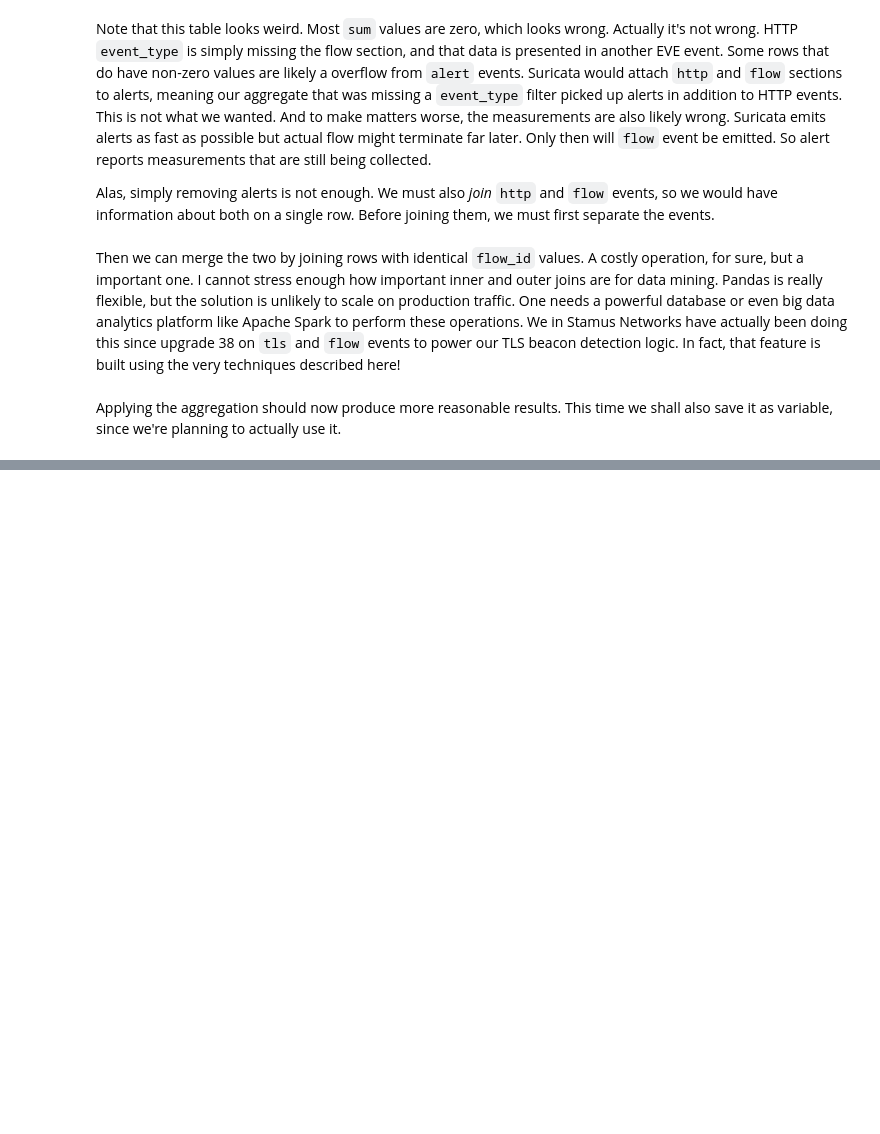
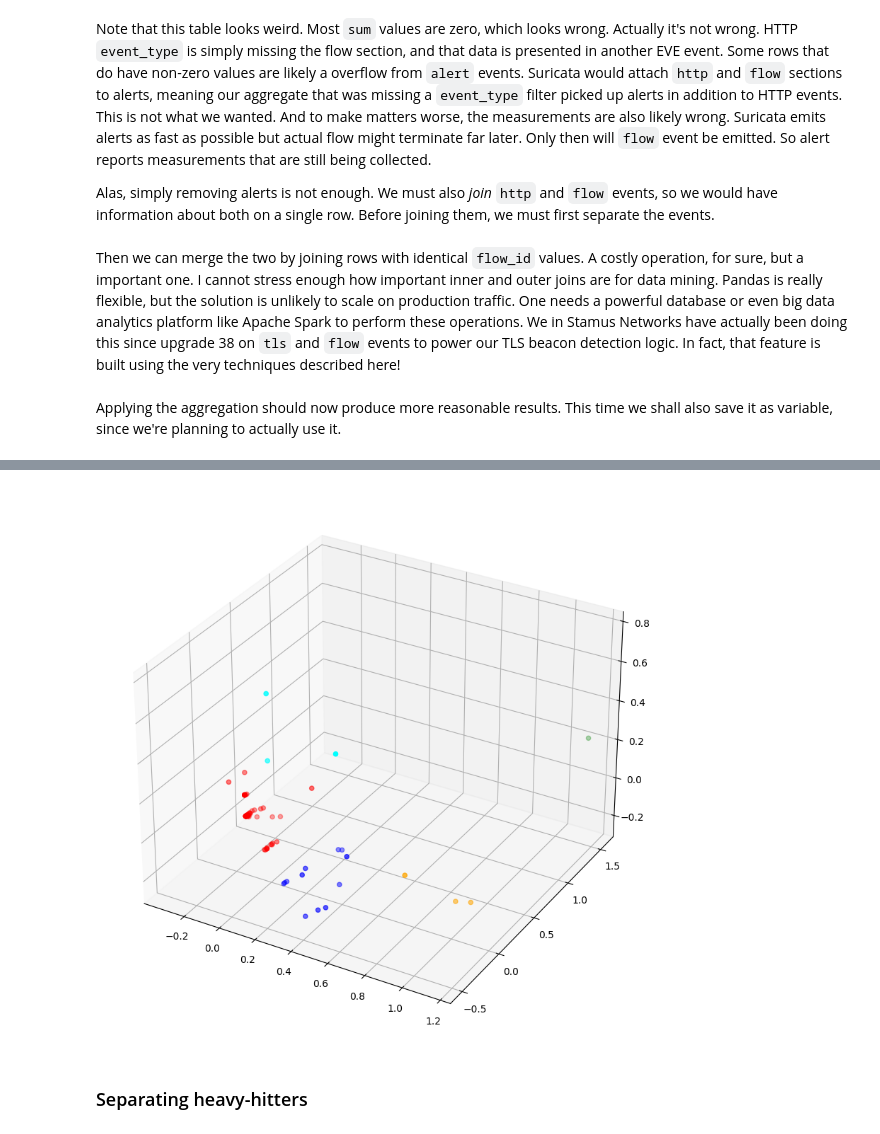
Before and after one commit to markuskont/suricata-analytics-1, a Jupyter notebook: jupyter/Notebooks/JupyterPlaybooksForSuricata.ipynb, the cells around one changed output, grey strips where cells are left out. Drawn from its saved outputs; the diff is of its cells as text; code cells hidden in the pictures; blank space fills up the shorter version.

```diff
--- a/jupyter/Notebooks/JupyterPlaybooksForSuricata.ipynb
+++ b/jupyter/Notebooks/JupyterPlaybooksForSuricata.ipynb
@@ -1408,0 +1421,6 @@ DF_AGG_ALERTS_MERGED
+# %%
+PRINCIPAL_COMPONENT_ANALYSIS = PCA(n_components=3)
+# %%
+PRINCIPAL_COMPONENTS = PRINCIPAL_COMPONENT_ANALYSIS.fit_transform(SCALED_VALUES)
+# %%
+PRINCIPAL_DATAFRAME = pd.DataFrame(data=PRINCIPAL_COMPONENTS, columns=['PC1', 'PC2', 'PC3'], index=DF_AGG_UA_EXTENDED.index)
@@ -1408,0 +1429,4 @@ DF_AGG_ALERTS_MERGED
+# %%
+KMEANS = KMeans(n_clusters=5, max_iter=50, init='k-means++')
+KMEANS.fit(PRINCIPAL_DATAFRAME)
+PRINCIPAL_DATAFRAME["cluster"] = KMEANS.labels_
@@ -1408,0 +1452,9 @@ DF_AGG_ALERTS_MERGED
+# %%
+fig = plt.figure(figsize=(10, 10))
+ax = plt.axes(projection='3d')
+ax.scatter3D(PRINCIPAL_DATAFRAME["PC1"], PRINCIPAL_DATAFRAME["PC2"], PRINCIPAL_DATAFRAME["PC3"], c=PRINCIPAL_DATAFRAME.cluster.map({0:'b', 1:'r', 2: 'g', 3: 'cyan', 4: 'orange'}))
+plt.show()
+# %% [output]
+[figure, added]
+# %% [markdown]
+### Separating heavy-hitters
```
Also changed, not shown: parts of 71 cells of this notebook.
